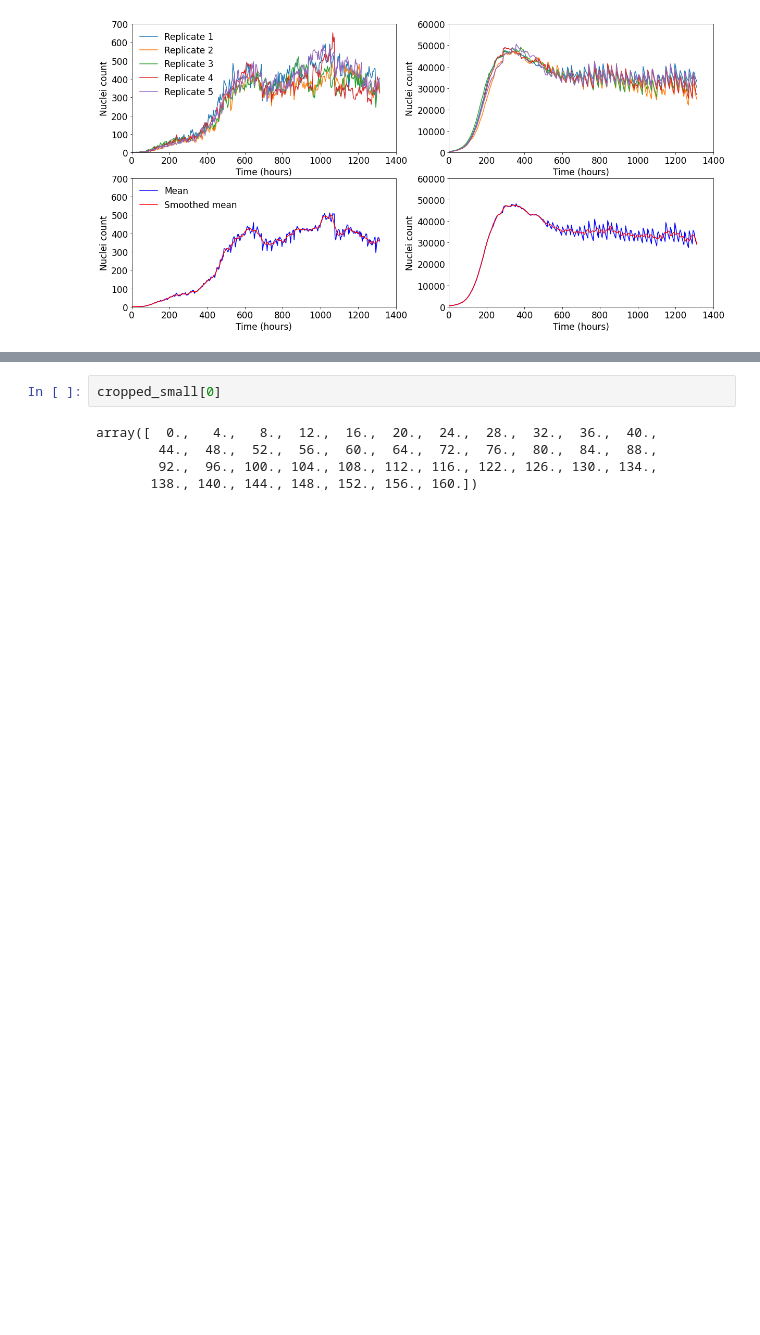
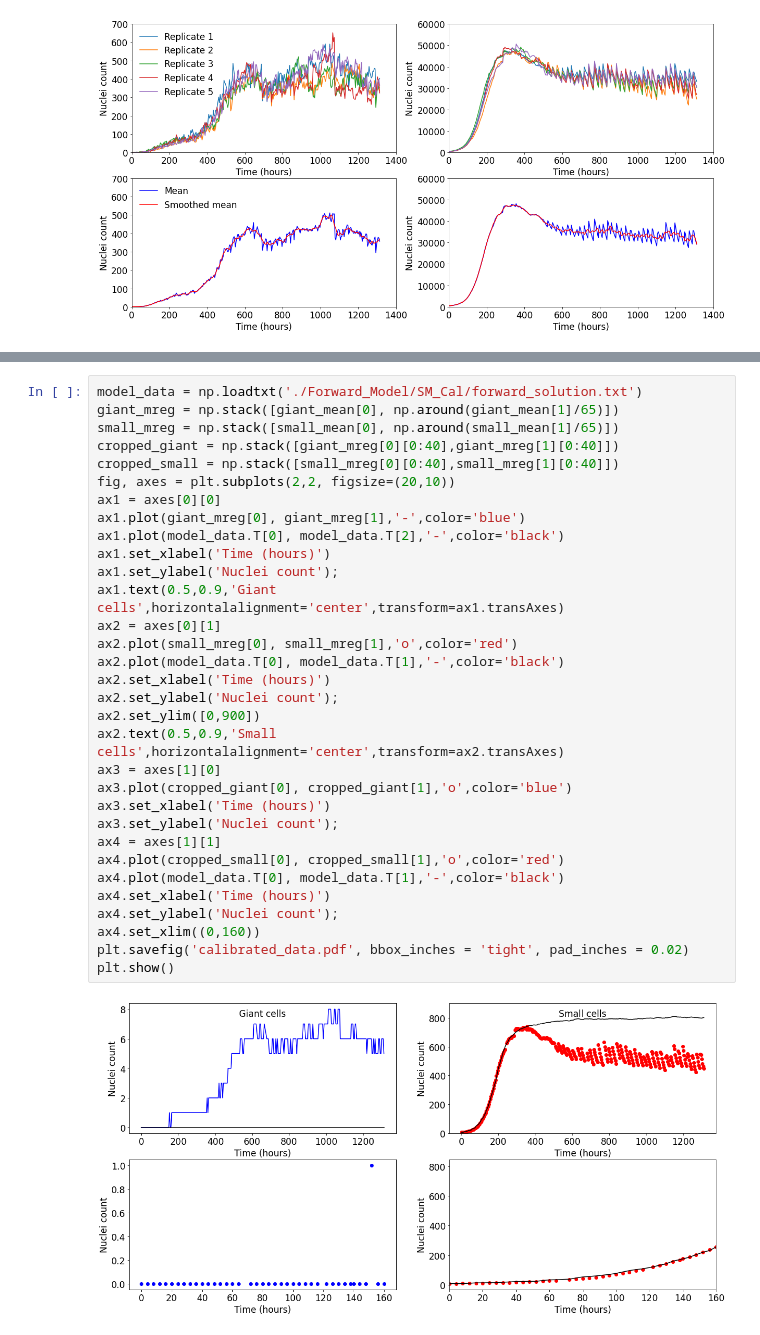
Before and after one commit to Ernesto-Lima/GiantABM, a Jupyter notebook: model_and_data.ipynb, the cells around one changed output, grey strips where cells are left out. Drawn from its saved outputs; the diff is of its cells as text; blank space fills up the shorter version.

```diff
--- a/model_and_data.ipynb
+++ b/model_and_data.ipynb
@@ -83,7 +83,34 @@ plt.show()
-# %%
-cropped_small[0]
-# %% [output]
-array([  0.,   4.,   8.,  12.,  16.,  20.,  24.,  28.,  32.,  36.,  40.,
-        44.,  48.,  52.,  56.,  60.,  64.,  72.,  76.,  80.,  84.,  88.,
-        92.,  96., 100., 104., 108., 112., 116., 122., 126., 130., 134.,
-       138., 140., 144., 148., 152., 156., 160.])
+# %%
+model_data = np.loadtxt('./Forward_Model/SM_Cal/forward_solution.txt')
+giant_mreg = np.stack([giant_mean[0], np.around(giant_mean[1]/65)])
+small_mreg = np.stack([small_mean[0], np.around(small_mean[1]/65)])
+cropped_giant = np.stack([giant_mreg[0][0:40],giant_mreg[1][0:40]])
+cropped_small = np.stack([small_mreg[0][0:40],small_mreg[1][0:40]])
+fig, axes = plt.subplots(2,2, figsize=(20,10))
+ax1 = axes[0][0]
+ax1.plot(giant_mreg[0], giant_mreg[1],'-',color='blue')
+ax1.plot(model_data.T[0], model_data.T[2],'-',color='black')
+ax1.set_xlabel('Time (hours)')
+ax1.set_ylabel('Nuclei count');
+ax1.text(0.5,0.9,'Giant cells',horizontalalignment='center',transform=ax1.transAxes)
+ax2 = axes[0][1]
+ax2.plot(small_mreg[0], small_mreg[1],'o',color='red')
+ax2.plot(model_data.T[0], model_data.T[1],'-',color='black')
+ax2.set_xlabel('Time (hours)')
+ax2.set_ylabel('Nuclei count');
+ax2.set_ylim([0,900])
+ax2.text(0.5,0.9,'Small cells',horizontalalignment='center',transform=ax2.transAxes)
+ax3 = axes[1][0]
+ax3.plot(cropped_giant[0], cropped_giant[1],'o',color='blue')
+ax3.set_xlabel('Time (hours)')
+ax3.set_ylabel('Nuclei count');
+ax4 = axes[1][1]
+ax4.plot(cropped_small[0], cropped_small[1],'o',color='red')
+ax4.plot(model_data.T[0], model_data.T[1],'-',color='black')
+ax4.set_xlabel('Time (hours)')
+ax4.set_ylabel('Nuclei count');
+ax4.set_xlim((0,160))
+plt.savefig('calibrated_data.pdf', bbox_inches = 'tight', pad_inches = 0.02)
+plt.show()
+# %% [output]
+[figure, added]
```
Also changed, not shown: parts of 1 cell of this notebook, 7 other files.
